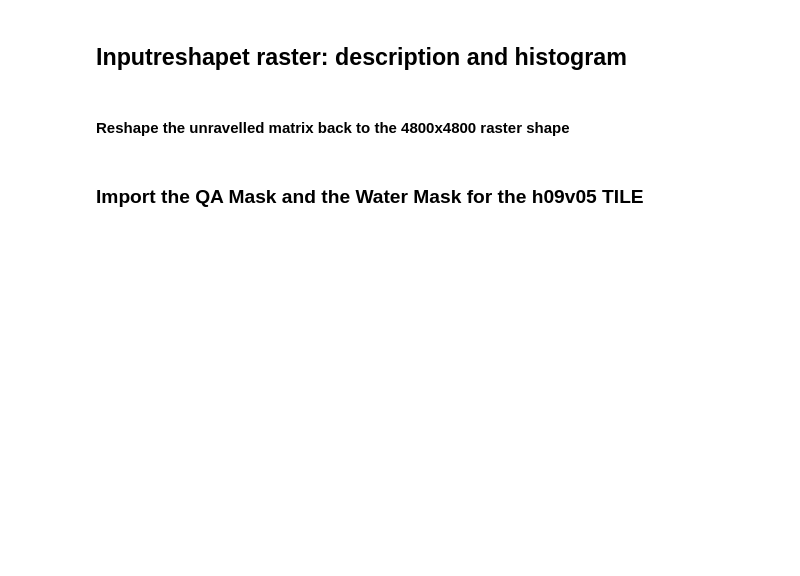
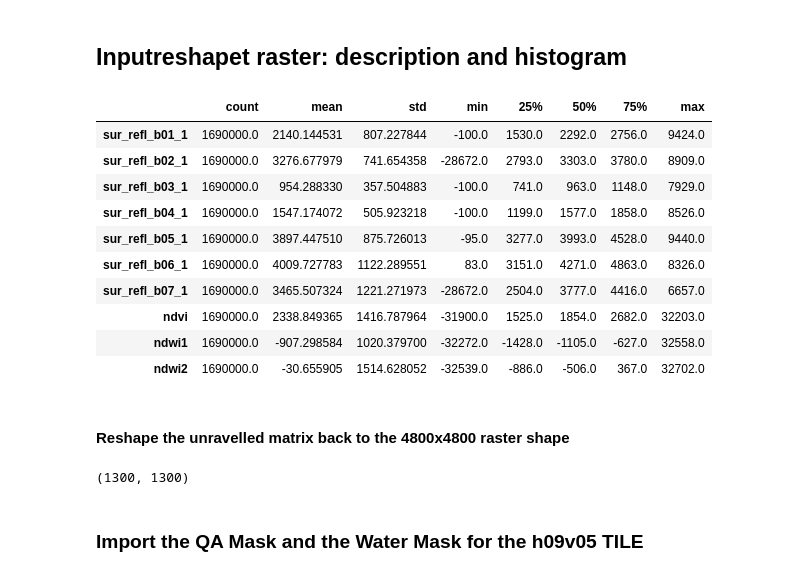
Before and after one commit to NASAARSET/ARSET_ML_Fundamentals, a Jupyter notebook: session2/2_MODIS_Train_Eval_Session2.ipynb, the cells around one changed output. Drawn from its saved outputs; the diff is of its cells as text; code cells hidden in the pictures; blank space fills up the shorter version.

```diff
--- a/session2/2_MODIS_Train_Eval_Session2.ipynb
+++ b/session2/2_MODIS_Train_Eval_Session2.ipynb
@@ -555,0 +552,6 @@ vars_list
+# %%
+%%time
+im, rasterProjection = readRastersToArray(fileList)
+print('Raster as ndarray')
+print(im)
+print('{} MB size'.format((im.size * im.itemsize) / 1000000))
@@ -557,24 +571,23 @@ vars_list
 ### Read in data
 We don't need to slice because we have more than enough GPU memory.
 # %%
-def readRasterToArray(vars_list):
-    vrt_options = gdal.BuildVRTOptions(xRes=231.656358, yRes=231.656358, separate=True)
-    dd = gdal.BuildVRT('tmp.vrt', vars_list, options=vrt_options)
-    nrows, ncols = dd.RasterYSize, dd.RasterXSize
-    newshp = (ncols*nrows, dd.RasterCount+3)
+def readRastersToArray(fileList):
+    rasterProjection = None
+    newshp = (1300*1300, 10)
     img = np.empty(newshp, dtype=np.int16)
-    for b in range(len(vars_list)):
-        img[:, b] = dd.GetRasterBand(b+1).ReadAsArray().astype(np.int16).ravel()
-    dd = None
-    img[:, len(vars_list)] = ((img[:, 1] - img[:, 0]) / (img[:, 1] + img[:, 0])) * 10000
-    img[:, len(vars_list)+1] = ((img[:, 1] - img[:, 5]) / (img[:, 1] + img[:, 5])) * 10000
-    img[:, len(vars_list)+2] = ((img[:, 1] - img[:, 6]) / (img[:, 1] + img[:, 6])) * 10000
-    if os.path.exists('tmp.vrt'):
-        os.remove('tmp.vrt')
-    return img
+    for i, fileName in enumerate(fileList):
+        ds = gdal.Open(fileName)
+        img[:, i] = ds.GetRasterBand(1).ReadAsArray().astype(np.int16).ravel()
+        if i == 0:
+            rasterProjection = ds.GetProjection()
+        ds = None
+    img[:, len(fileList)] = ((img[:, 1] - img[:, 0]) / (img[:, 1] + img[:, 0])) * 10000
+    img[:, len(fileList)+1] = ((img[:, 1] - img[:, 5]) / (img[:, 1] + img[:, 5])) * 10000
+    img[:, len(fileList)+2] = ((img[:, 1] - img[:, 6]) / (img[:, 1] + img[:, 6])) * 10000
+    return img, rasterProjection
 # %%
 %%time
-im = readRasterToArray(vars_list)
+im, rasterProjection = readRastersToArray(fileList)
 print('Raster as ndarray')
 print(im)
 print('{} MB size'.format((im.size * im.itemsize) / 1000000))
@@ -580,0 +606,3 @@ print('{} MB size'.format((im.size * im.itemsize) / 1000000))
+# %%
+raster_dataframe = pd.DataFrame(im, columns=v_names, dtype=np.float32)
+raster_dataframe
@@ -600,6 +645,18 @@ predictedRaster, predictedProbaRaster, df = predictRaster(im, colsToDrop=colsToD
 # %% [markdown]
 ## Inputreshapet raster: description and histogram
 # %%
-df.describe().T
+raster_dataframe.describe().T
+# %% [output]
+|  | count | mean | std | min | 25% | 50% | 75% | max |
+| sur_refl_b01_1 | 1690000.0 | 2140.144531 | 807.227844 | -100.0 | 1530.0 | 2292.0 | 2756.0 | 9424.0 |
+| sur_refl_b02_1 | 1690000.0 | 3276.677979 | 741.654358 | -28672.0 | 2793.0 | 3303.0 | 3780.0 | 8909.0 |
+| sur_refl_b03_1 | 1690000.0 | 954.288330 | 357.504883 | -100.0 | 741.0 | 963.0 | 1148.0 | 7929.0 |
+| sur_refl_b04_1 | 1690000.0 | 1547.174072 | 505.923218 | -100.0 | 1199.0 | 1577.0 | 1858.0 | 8526.0 |
+| sur_refl_b05_1 | 1690000.0 | 3897.447510 | 875.726013 | -95.0 | 3277.0 | 3993.0 | 4528.0 | 9440.0 |
+| sur_refl_b06_1 | 1690000.0 | 4009.727783 | 1122.289551 | 83.0 | 3151.0 | 4271.0 | 4863.0 | 8326.0 |
+| sur_refl_b07_1 | 1690000.0 | 3465.507324 | 1221.271973 | -28672.0 | 2504.0 | 3777.0 | 4416.0 | 6657.0 |
+| ndvi | 1690000.0 | 2338.849365 | 1416.787964 | -31900.0 | 1525.0 | 1854.0 | 2682.0 | 32203.0 |
+| ndwi1 | 1690000.0 | -907.298584 | 1020.379700 | -32272.0 | -1428.0 | -1105.0 | -627.0 | 32558.0 |
+| ndwi2 | 1690000.0 | -30.655905 | 1514.628052 | -32539.0 | -886.0 | -506.0 | 367.0 | 32702.0 |
 # %% [markdown]
 #### Reshape the unravelled matrix back to the 4800x4800 raster shape
@@ -611,2 +663,9 @@ reshp.shape
+# %%
+raster_shape = (1300, 1300)
+predictedRasterNdArray = np.asarray(predictedRaster)
+predictedRasterMatrix = predictedRasterNdArray.reshape(raster_shape)
+predictedRasterMatrix.shape
+# %% [output]
+(1300, 1300)
 # %% [markdown]
 ### Import the QA Mask and the Water Mask for the h09v05 TILE
```
Also changed, not shown: parts of 49 cells of this notebook.
